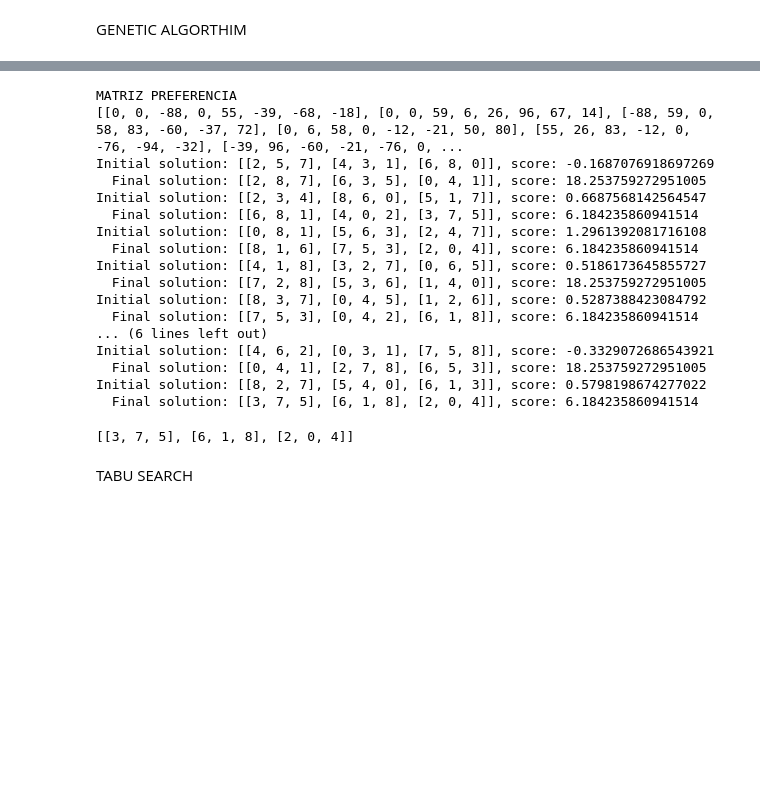
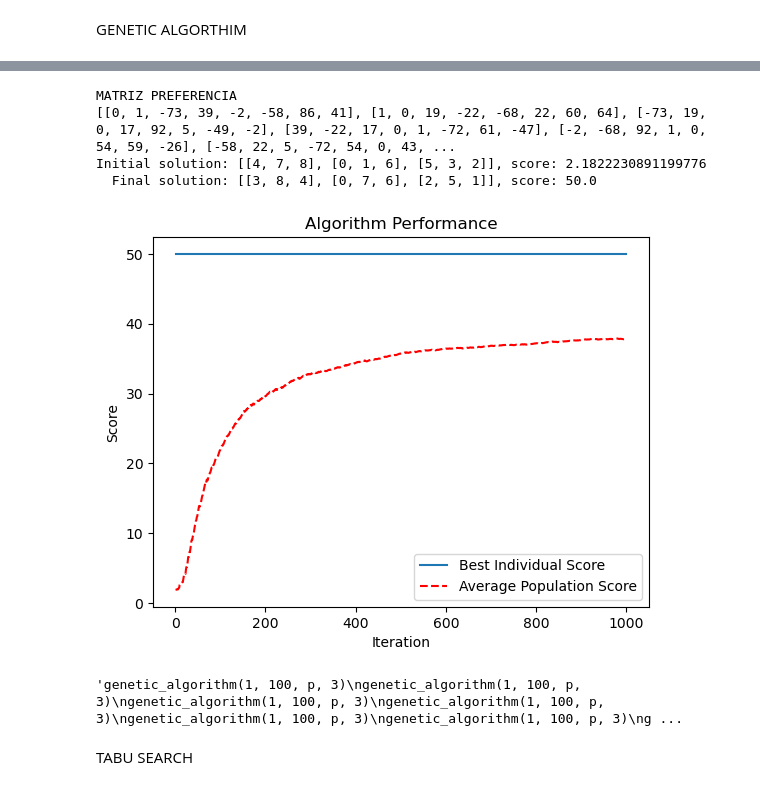
Before and after one commit to Ricardo-Parreira/Wedding_Seating_Problem-AI, a Jupyter notebook: project_notebook.ipynb, the cells around one changed output, grey strips where cells are left out. Drawn from its saved outputs; the diff is of its cells as text; code cells hidden in the pictures; blank space fills up the shorter version.

```diff
--- a/project_notebook.ipynb
+++ b/project_notebook.ipynb
@@ -440,6 +440,13 @@ def genetic_algorithm(num_iterations, population_size, preference_matrix, seatsP
     best_solution = population[0]
     best_score = evaluate_solution(population[0], filled_preference_matrix)
     num_iterations=1000
+
+    best_scores = []
+    all_scores = []
+    avg_scores = []
+
+    for solution in population:
+        all_scores.append(evaluate_solution(solution, filled_preference_matrix))
 
 
     print(f"Initial solution: {best_solution}, score: {best_score}")
@@ -459,6 +466,13 @@ def genetic_algorithm(num_iterations, population_size, preference_matrix, seatsP
         print("parent2:")
         print(parent2)"""
 
+        #estatisticas para grafico
+        avg_score = np.mean(all_scores)
+        avg_scores.append(avg_score)
+        best_solution = max(population, key=lambda x: evaluate_solution(x, filled_preference_matrix))
+        best_scores.append(evaluate_solution(best_solution, filled_preference_matrix))
+
+
         # Next generation Crossover and Mutation
         child1, child2 = random_crossover(parent1, parent2)
 
@@ -476,6 +490,8 @@ def genetic_algorithm(num_iterations, population_size, preference_matrix, seatsP
 
         population.append(child1)
         population.append(child2)
+        all_scores.append(evaluate_solution(child1, filled_preference_matrix))
+        all_scores.append(evaluate_solution(child2, filled_preference_matrix))
         population.sort(key=lambda sol: evaluate_solution(sol, filled_preference_matrix), reverse=True)
         population = population[:population_size]
 
@@ -485,53 +501,43 @@ def genetic_algorithm(num_iterations, population_size, preference_matrix, seatsP
 
         child = mutation(child)
 
         print("mutate child 1:")
         print(child)
         population.append(child)
         population.sort(key=lambda sol: evaluate_solution(sol, filled_preference_matrix), reverse=True)
         population = population[:population_size]"""
 
         num_iterations-=1
 
     best_solution= population[0]
     best_score=evaluate_solution(best_solution, filled_preference_matrix)
+
     print(f"  Final solution: {best_solution}, score: {best_score}")
 
+    show_graph(best_scores, avg_scores)
     return best_solution
 
 p = random_preferences(8)
 print("MATRIZ PREFERENCIA")
 print(p)
 
+genetic_algorithm(1, 100, test_preference_matrix, 3)
+"""genetic_algorithm(1, 100, p, 3)
 genetic_algorithm(1, 100, p, 3)
 genetic_algorithm(1, 100, p, 3)
 genetic_algorithm(1, 100, p, 3)
 genetic_algorithm(1, 100, p, 3)
 genetic_algorithm(1, 100, p, 3)
 genetic_algorithm(1, 100, p, 3)
 genetic_algorithm(1, 100, p, 3)
-genetic_algorithm(1, 100, p, 3)
-genetic_algorithm(1, 100, p, 3)
-genetic_algorithm(1, 100, p, 3)
+genetic_algorithm(1, 100, p, 3)"""
 # %% [output]
 MATRIZ PREFERENCIA
-[[0, 0, -88, 0, 55, -39, -68, -18], [0, 0, 59, 6, 26, 96, 67, 14], [-88, 59, 0, 58, 83, -60, -37, 72], [0, 6, 58, 0, -12, -21, 50, 80], [55, 26, 83, -12, 0, -76, -94, -32], [-39, 96, -60, -21, -76, 0, ...
-Initial solution: [[2, 5, 7], [4, 3, 1], [6, 8, 0]], score: -0.1687076918697269
-  Final solution: [[2, 8, 7], [6, 3, 5], [0, 4, 1]], score: 18.253759272951005
-Initial solution: [[2, 3, 4], [8, 6, 0], [5, 1, 7]], score: 0.6687568142564547
-  Final solution: [[6, 8, 1], [4, 0, 2], [3, 7, 5]], score: 6.184235860941514
-Initial solution: [[0, 8, 1], [5, 6, 3], [2, 4, 7]], score: 1.2961392081716108
-  Final solution: [[8, 1, 6], [7, 5, 3], [2, 0, 4]], score: 6.184235860941514
-Initial solution: [[4, 1, 8], [3, 2, 7], [0, 6, 5]], score: 0.5186173645855727
-  Final solution: [[7, 2, 8], [5, 3, 6], [1, 4, 0]], score: 18.253759272951005
-Initial solution: [[8, 3, 7], [0, 4, 5], [1, 2, 6]], score: 0.5287388423084792
-  Final solution: [[7, 5, 3], [0, 4, 2], [6, 1, 8]], score: 6.184235860941514
-... (6 lines left out)
-Initial solution: [[4, 6, 2], [0, 3, 1], [7, 5, 8]], score: -0.3329072686543921
-  Final solution: [[0, 4, 1], [2, 7, 8], [6, 5, 3]], score: 18.253759272951005
-Initial solution: [[8, 2, 7], [5, 4, 0], [6, 1, 3]], score: 0.5798198674277022
-  Final solution: [[3, 7, 5], [6, 1, 8], [2, 0, 4]], score: 6.184235860941514
+[[0, 1, -73, 39, -2, -58, 86, 41], [1, 0, 19, -22, -68, 22, 60, 64], [-73, 19, 0, 17, 92, 5, -49, -2], [39, -22, 17, 0, 1, -72, 61, -47], [-2, -68, 92, 1, 0, 54, 59, -26], [-58, 22, 5, -72, 54, 0, 43, ...
+Initial solution: [[4, 7, 8], [0, 1, 6], [5, 3, 2]], score: 2.1822230891199776
+  Final solution: [[3, 8, 4], [0, 7, 6], [2, 5, 1]], score: 50.0
+[figure, added]
-[[3, 7, 5], [6, 1, 8], [2, 0, 4]]
+'genetic_algorithm(1, 100, p, 3)\ngenetic_algorithm(1, 100, p, 3)\ngenetic_algorithm(1, 100, p, 3)\ngenetic_algorithm(1, 100, p, 3)\ngenetic_algorithm(1, 100, p, 3)\ngenetic_algorithm(1, 100, p, 3)\ng ...
 # %% [markdown]
 TABU SEARCH
 # %%
```
Also changed, not shown: parts of 9 cells of this notebook, 2 other files.
